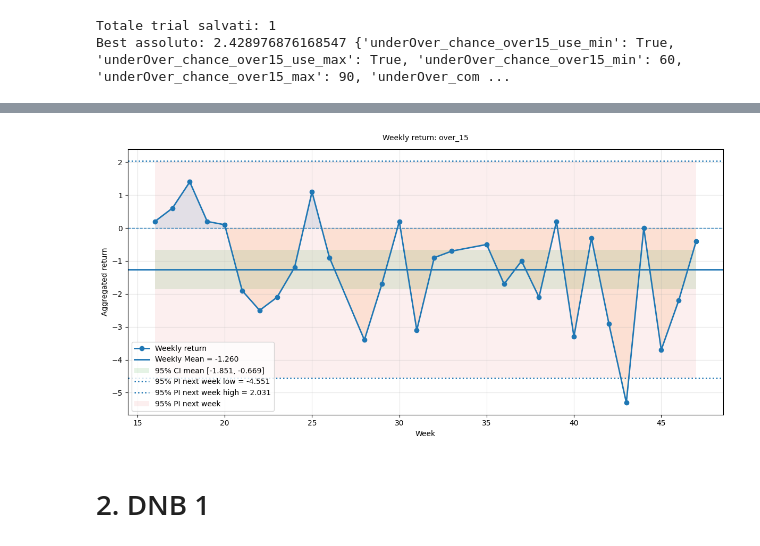
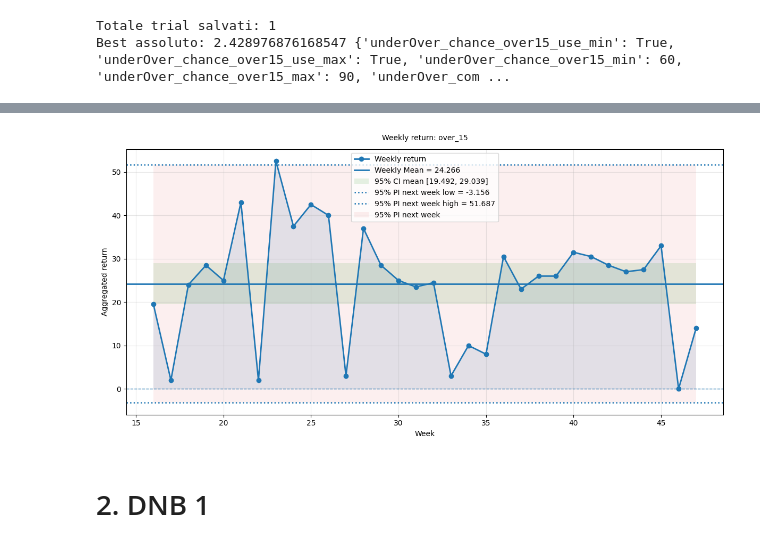
Before and after one commit to NickOLeeney/bet-master-analytics, a Jupyter notebook: src/strategies/greedy_model_analysis.ipynb, the cells around one changed output, grey strips where cells are left out. Saved outputs shown, nothing was run; the diff lists cells and outputs as text; code cells hidden in the pictures.

```diff
--- a/src/strategies/greedy_model_analysis.ipynb
+++ b/src/strategies/greedy_model_analysis.ipynb
@@ -54,39 +60,40 @@ feature_bins_map = best_trial.user_attrs["feature_bins_map"]
 params_dict = best_trial.user_attrs["params_dict"]
 # Bet setup
 target_col = "over_15"
-odds_col: str = "over_15_odds"
+odds_col: str = "underOver_quote_currentO"
 
 # Load data
-df_loaded = get_over_15_table()
+df_loaded = get_over_15_table() # get_multigoal_24_table()
 df_loaded = df_loaded.sort_values('time').reset_index(drop=True)
 df = df_loaded.copy()
 
 # Feature Engineering
+
 # df = df[df['underOver_quote_currentU'] <= 1.7]
-df[odds_col] = 1.3
+df[odds_col] = 1.5
 df["return"] = df.apply(lambda x: get_return(strategy=x[target_col], odds=x[odds_col]), axis=1).copy()
 df["week"] = add_week_column(df)
 df["strategy"] = target_col
 
 # Create the test binned dataframe
 df_binned = df.copy()
 
 for feat, step in feature_bins_map.items():
     df_binned[feat] = [round_to_step(x, step) for x in df_binned[feat]]
 
     if isinstance(step, int):
         df_binned[feat] = df_binned[feat].astype("Int64")
 
 df_binned = df_binned.sort_values(by="time", ascending=False)
 
 mask = get_mask(df_binned, best_trial.user_attrs["params_dict"])
 
 df_filtered = df_binned[mask]
 
 strategy_dict[target_col] = {"df_filtered": df_filtered, "settings": {"feature_bins_map": feature_bins_map, "params_dict": params_dict}}
-weekly_return, stats = analyze_strategies(df_filtered, strategies=[target_col], print_pi=True)
+weekly_return, stats = analyze_strategies(df_filtered[['return',	'week',	'strategy']], strategies=[target_col], print_pi=True)
 # %% [output]
-[figure, old version]
+[figure, new version]
 # %% [markdown]
 # 2. DNB 1
 # %%
```
Also changed, not shown: parts of 3 cells of this notebook, 1 other file.
